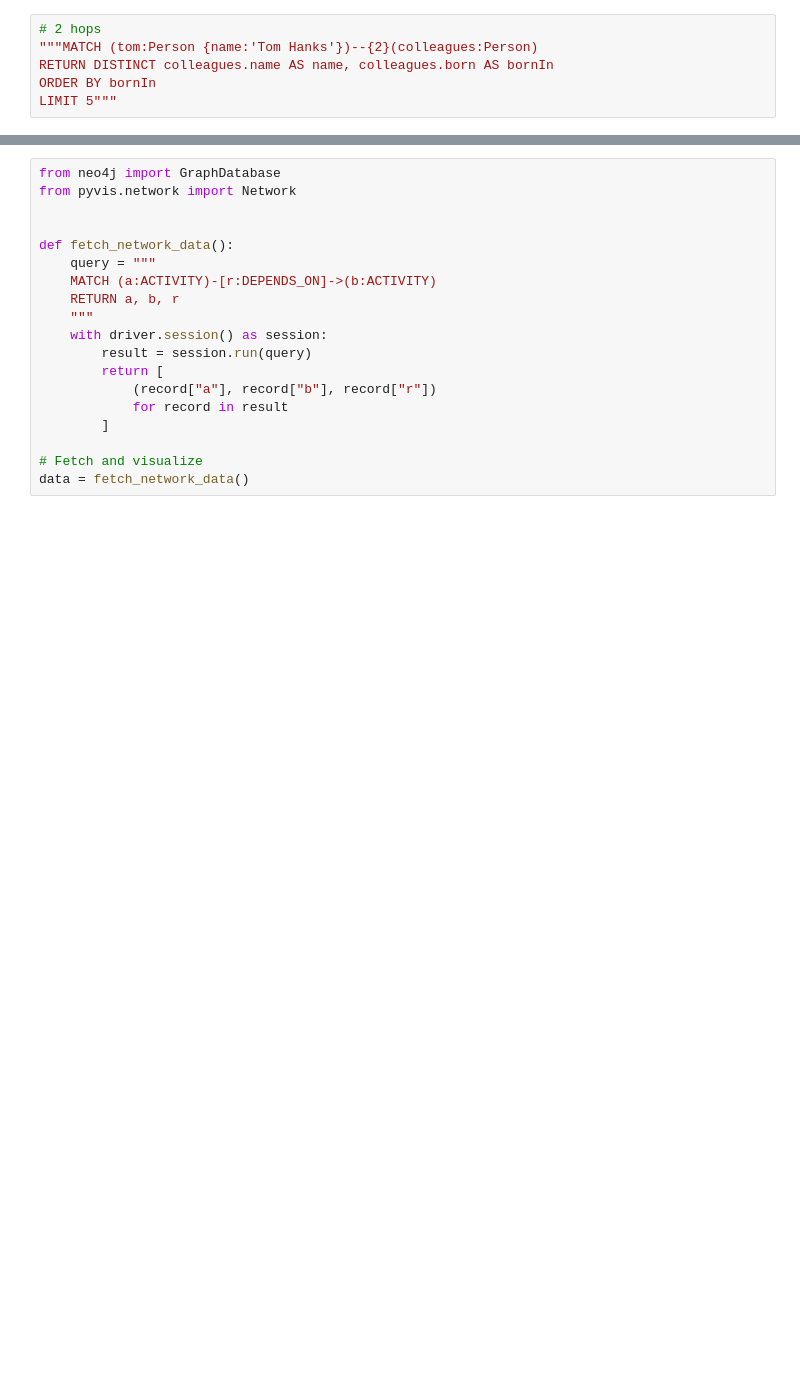
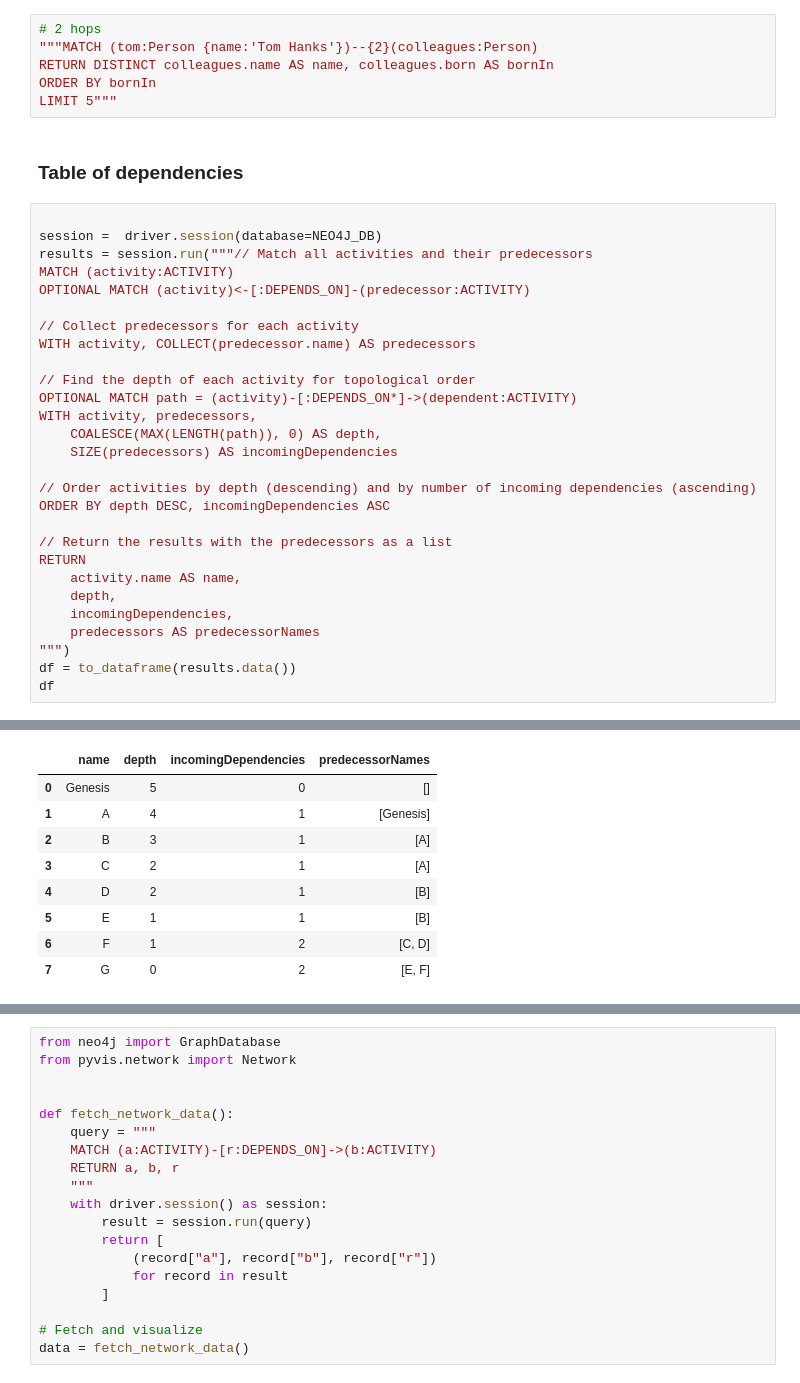
Before and after one commit to Ashuku001/project-sheduling, a Jupyter notebook: project-scheduling.ipynb, the cells around one changed output, grey strips where cells are left out. Cells and saved outputs as stored; diff of their text form; blank space fills up the shorter version.

```diff
--- a/project-scheduling.ipynb
+++ b/project-scheduling.ipynb
@@ -748,3 +744,34 @@ Get upcoming activities and figure out the resources required if the resources w
 RETURN DISTINCT colleagues.name AS name, colleagues.born AS bornIn
 ORDER BY bornIn
 LIMIT 5"""
+# %% [markdown]
+### Table of dependencies
+# %%
+
+session =  driver.session(database=NEO4J_DB)
+results = session.run("""// Match all activities and their predecessors
+MATCH (activity:ACTIVITY)
+OPTIONAL MATCH (activity)<-[:DEPENDS_ON]-(predecessor:ACTIVITY)
+
+// Collect predecessors for each activity
+WITH activity, COLLECT(predecessor.name) AS predecessors
+
+// Find the depth of each activity for topological order
+OPTIONAL MATCH path = (activity)-[:DEPENDS_ON*]->(dependent:ACTIVITY)
+WITH activity, predecessors,
+    COALESCE(MAX(LENGTH(path)), 0) AS depth,
+    SIZE(predecessors) AS incomingDependencies
+
+// Order activities by depth (descending) and by number of incoming dependencies (ascending)
+ORDER BY depth DESC, incomingDependencies ASC
+
+// Return the results with the predecessors as a list
+RETURN
+    activity.name AS name,
+    depth,
+    incomingDependencies,
+    predecessors AS predecessorNames
+""")
+df = to_dataframe(results.data())
+df
+# %% [output]
@@ -751 +779,10 @@ LIMIT 5"""
+|  | name | depth | incomingDependencies | predecessorNames |
+| 0 | Genesis | 5 | 0 | [] |
+| 1 | A | 4 | 1 | [Genesis] |
+| 2 | B | 3 | 1 | [A] |
+| 3 | C | 2 | 1 | [A] |
+| 4 | D | 2 | 1 | [B] |
+| 5 | E | 1 | 1 | [B] |
+| 6 | F | 1 | 2 | [C, D] |
+| 7 | G | 0 | 2 | [E, F] |
 # %%
```
Also changed, not shown: parts of 8 cells of this notebook, 9 other files.
